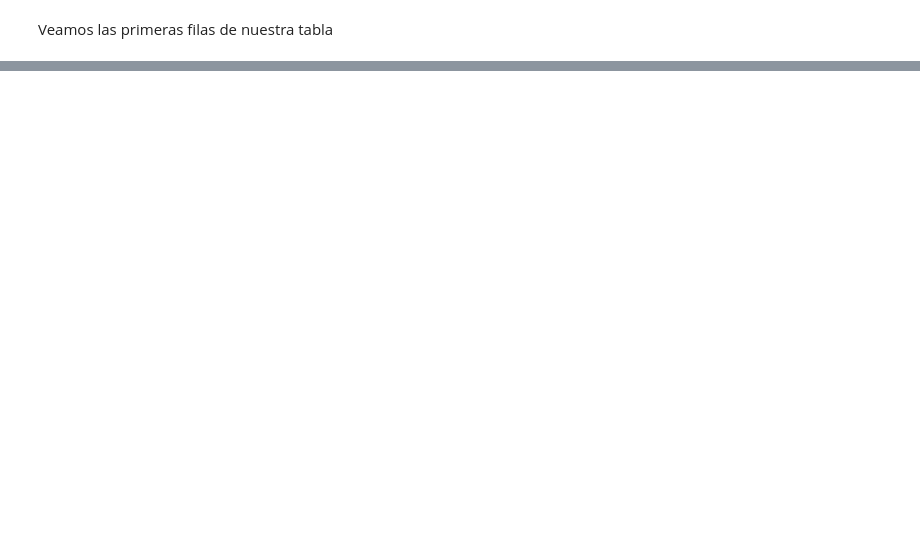
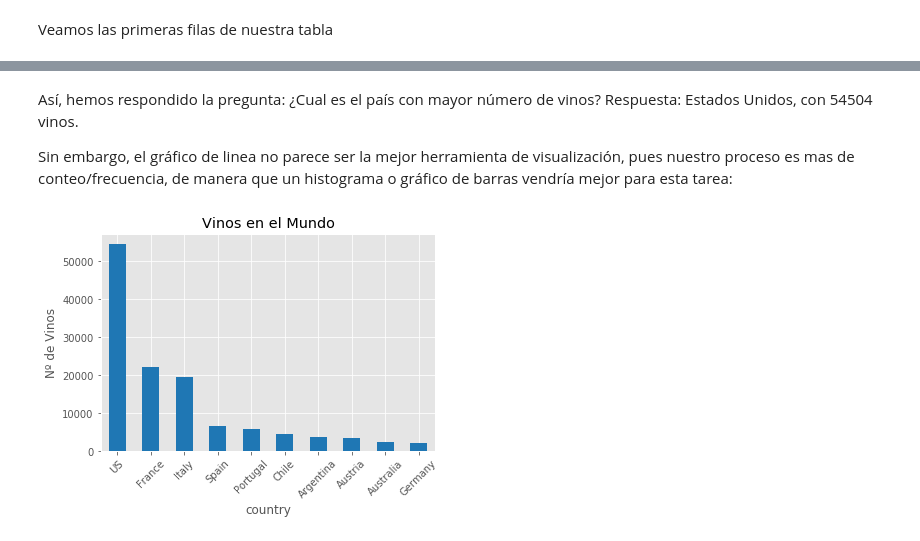
Before and after one commit to ajalvarez/iaparahumanos, a Jupyter notebook: ML_para_Empresarios_Clase_1_Fundamentos_de_Pandas.ipynb, the cells around one changed output, grey strips where cells are left out. Saved outputs shown, nothing was run; the diff lists cells and outputs as text; code cells hidden in the pictures; blank space fills up the shorter version.

```diff
--- a/ML_para_Empresarios_Clase_1_Fundamentos_de_Pandas.ipynb
+++ b/ML_para_Empresarios_Clase_1_Fundamentos_de_Pandas.ipynb
@@ -65,0 +97,13 @@ AttributeError: 'DataFrame' object has no attribute 'indexcol'
+# %% [markdown]
+Así, hemos respondido la pregunta: ¿Cual es el país con mayor número de vinos?
+Respuesta: Estados Unidos, con 54504 vinos.
+
+Sin embargo, el gráfico de linea no parece ser la mejor herramienta de visualización, pues nuestro proceso es mas de conteo/frecuencia, de manera que un histograma o gráfico de barras vendría mejor para esta tarea:
+# %%
+plt.figure()
+plt.title('Vinos en el Mundo')
+plt.ylabel('Nº de Vinos')
+COUNTRY_WINES[:10].plot(kind='bar',color='tab:blue', rot=45)
+plt.show()
+# %% [output]
+[figure, added]
```
Also changed, not shown: parts of 20 cells of this notebook.
